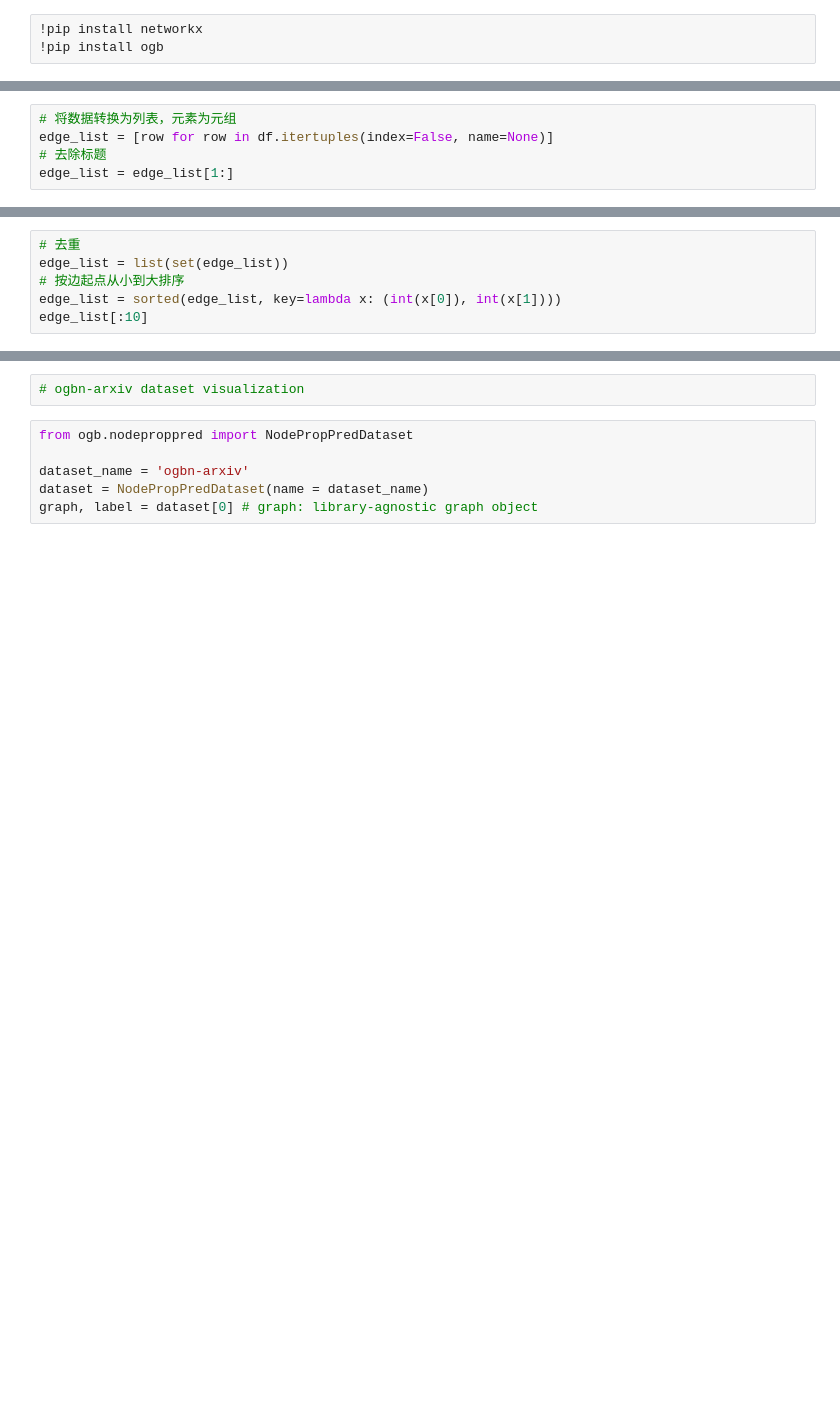
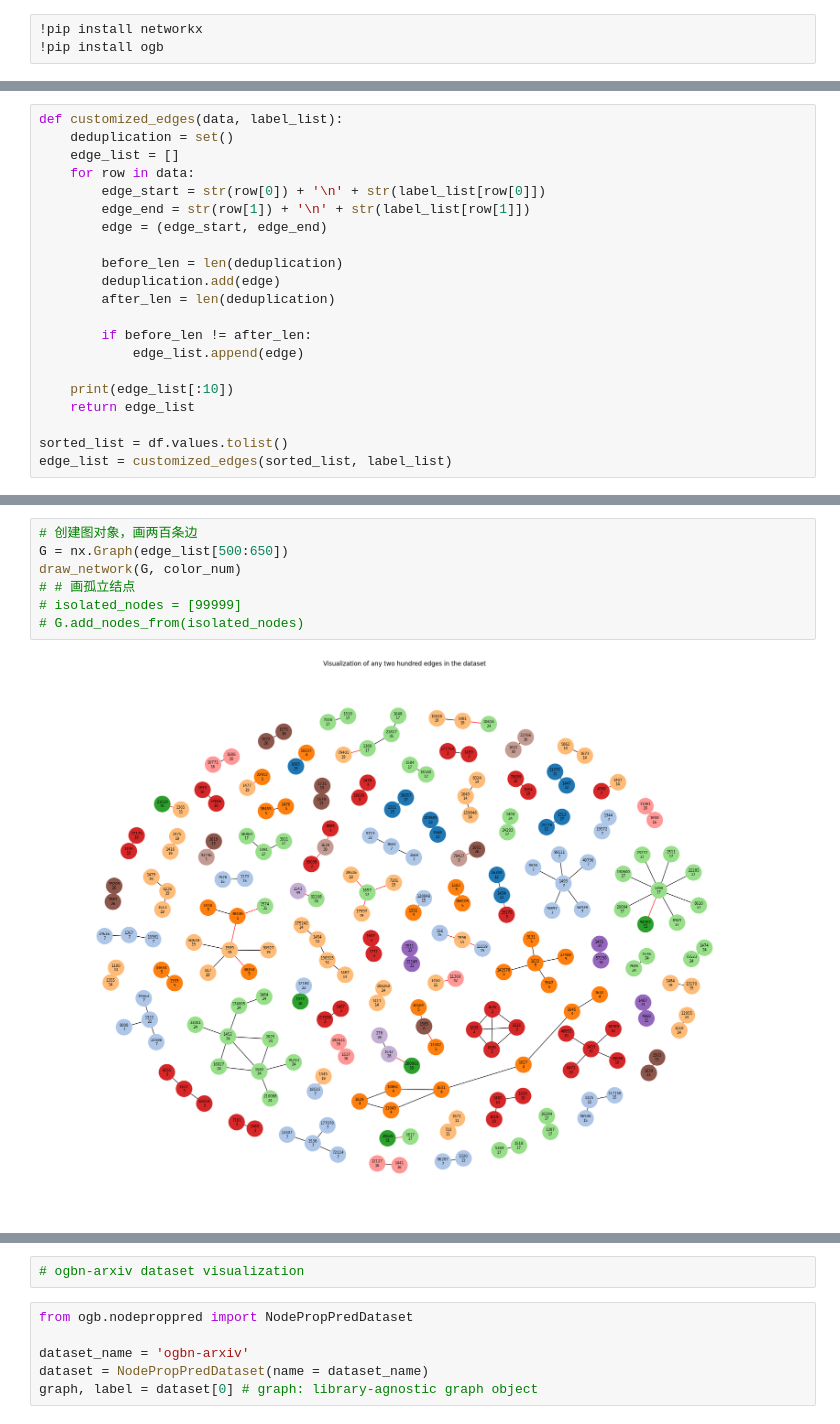
Before and after one commit to SiruiHe/Paper-Classification-using-GNNs, a Jupyter notebook: visualization/network.ipynb, the cells around one changed output, grey strips where cells are left out. Saved outputs shown, nothing was run; the diff lists cells and outputs as text; blank space fills up the shorter version.

```diff
--- a/visualization/network.ipynb
+++ b/visualization/network.ipynb
@@ -18,5 +38,21 @@ df.head()
 # %%
-# 将数据转换为列表，元素为元组
-edge_list = [row for row in df.itertuples(index=False, name=None)]
-# 去除标题
-edge_list = edge_list[1:]
+def customized_edges(data, label_list):
+    deduplication = set()
+    edge_list = []
+    for row in data:
+        edge_start = str(row[0]) + '\n' + str(label_list[row[0]])
+        edge_end = str(row[1]) + '\n' + str(label_list[row[1]])
+        edge = (edge_start, edge_end)
+
+        before_len = len(deduplication)
+        deduplication.add(edge)
+        after_len = len(deduplication)
+
+        if before_len != after_len:
+            edge_list.append(edge)
+
+    print(edge_list[:10])
+    return edge_list
+
+sorted_list = df.values.tolist()
+edge_list = customized_edges(sorted_list, label_list)
@@ -23,6 +70,0 @@ edge_list = edge_list[1:]
-# %%
-# 去重
-edge_list = list(set(edge_list))
-# 按边起点从小到大排序
-edge_list = sorted(edge_list, key=lambda x: (int(x[0]), int(x[1])))
-edge_list[:10]
@@ -63,0 +113,9 @@ Text(0.5, 1.0, 'Graph Visualization')
+# %%
+# 创建图对象，画两百条边
+G = nx.Graph(edge_list[500:650])
+draw_network(G, color_num)
+# # 画孤立结点
+# isolated_nodes = [99999]
+# G.add_nodes_from(isolated_nodes)
+# %% [output]
+[figure, added]
```
Also changed, not shown: parts of 12 cells of this notebook, 1 other file.
